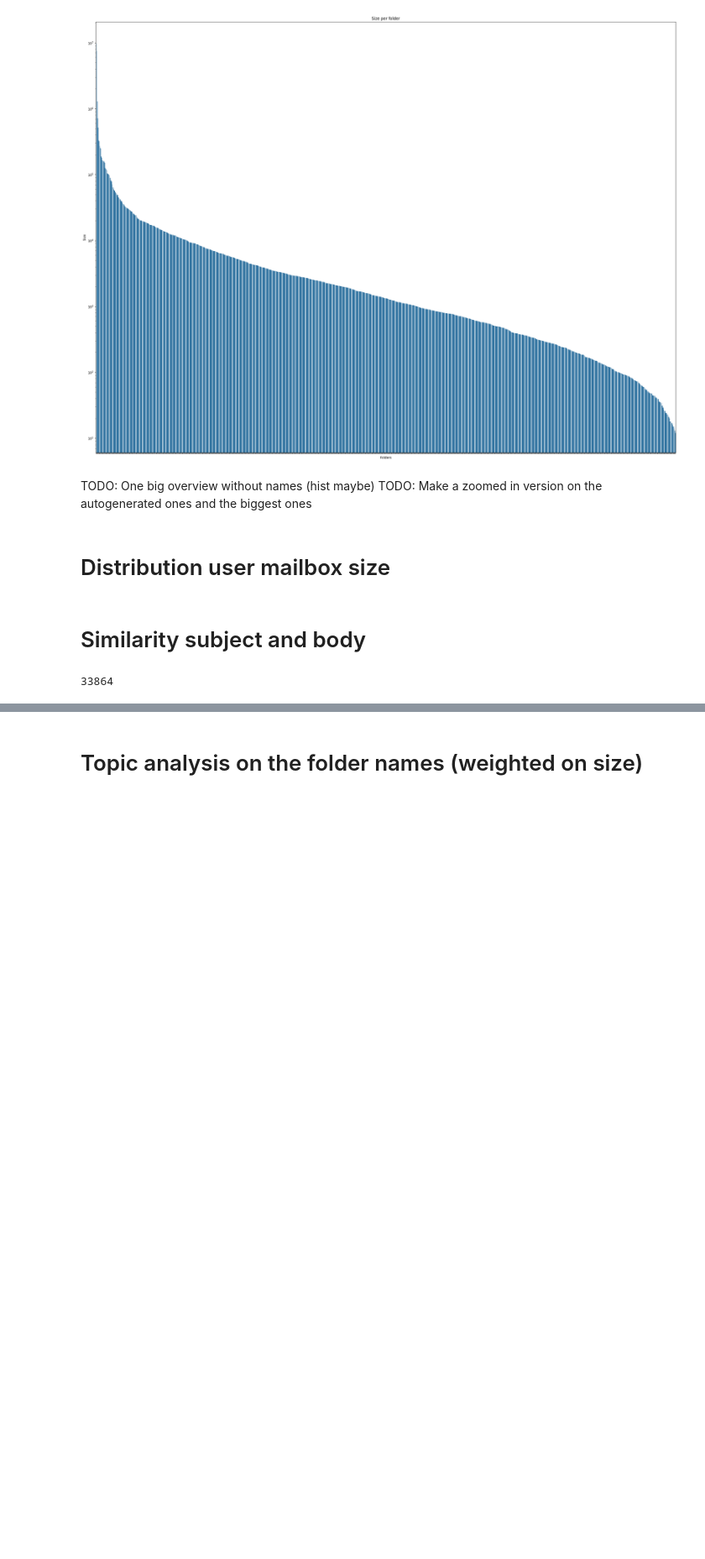
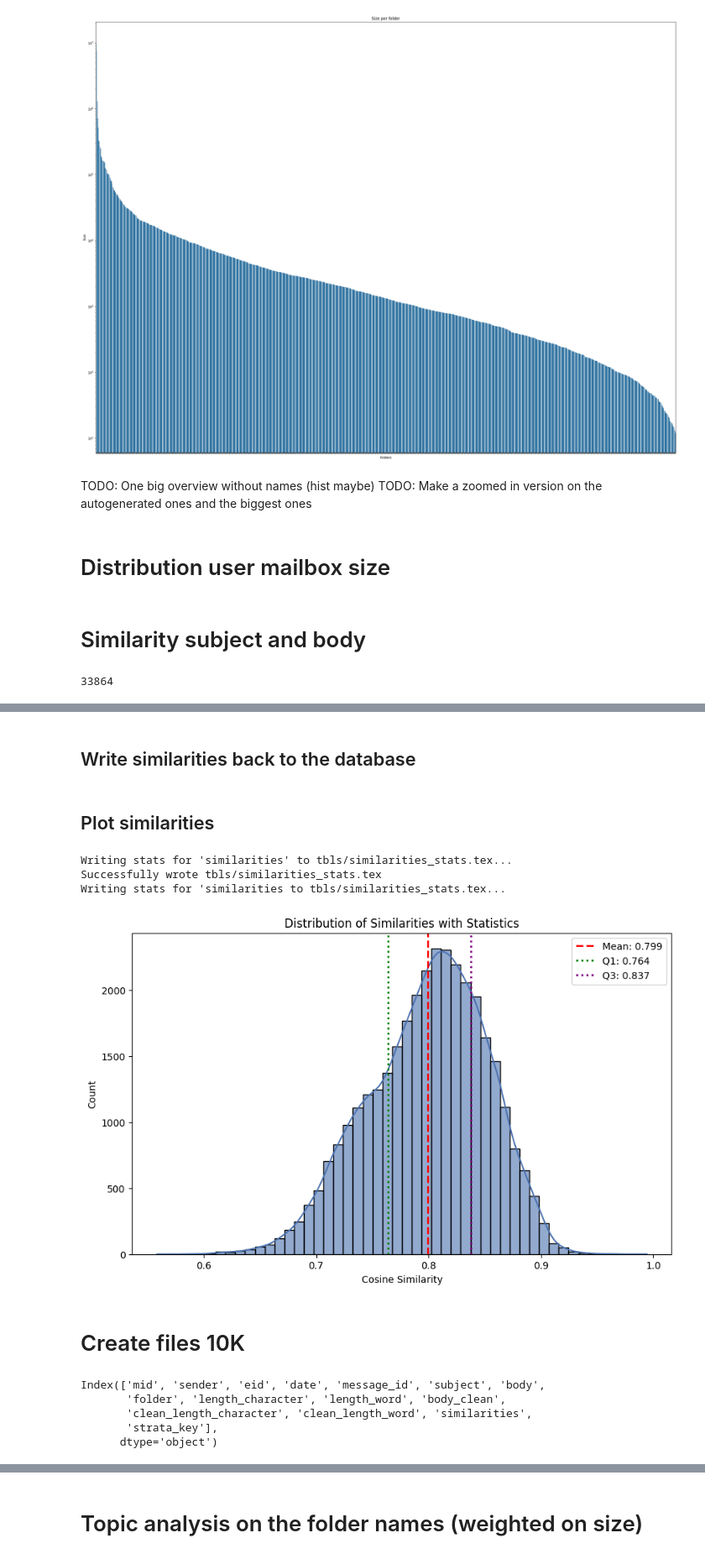
Before and after one commit to daszo/bep, a Jupyter notebook: code/create_plots.ipynb, the cells around one changed output, grey strips where cells are left out. Shown at 84% size. Saved outputs shown, nothing was run; the diff lists cells and outputs as text; code cells hidden in the pictures; blank space fills up the shorter version.

Commit message:
data cleaning and query generation

```diff
--- a/code/create_plots.ipynb
+++ b/code/create_plots.ipynb
@@ -11,7 +11,9 @@ DB_PATH = "enron.db"
 SAVE_DIR = "plots/"
 SAVE_DIR_TBLS = 'tbls/'
 
-experiment = True
+experiment = False
+
+get_employees = True
 
 conn = sqlite3.connect(DB_PATH)
 c = conn.cursor()
@@ -26,6 +28,10 @@ else:
     sql_query = "SELECT * FROM v_CleanMessages"
     df_no_folders = pd.read_sql_query("SELECT * FROM v_DroppedFolders", conn)
 
+if get_employees:
+    sql_query_employees = "SELECT * FROM Employeelist"
+    df_employeelist = pd.read_sql_query(sql_query_employees, conn)
+
 # 2. Use pd.read_sql_query to execute and fetch data
 df = pd.read_sql_query(sql_query, conn)
 
@@ -280,0 +382,2 @@ embeddings = model.encode(df['body'].tolist()[:20])
+# %% [markdown]
+## Write similarities back to the database
@@ -280,0 +411,60 @@ embeddings = model.encode(df['body'].tolist()[:20])
+# %% [markdown]
+## Plot similarities
+# %%
+similarities = df['similarities'].to_numpy()
+# %%
+export_stats_to_latex("similarities", similarities)
+
+# Caclulate skewness and kurtosis
+
+mu = np.mean(similarities)
+sigma = np.std(similarities)
+
+# Skewness: 3rd Moment / sigma^3
+skewness = np.mean(((similarities - mu) / sigma) ** 3)
+
+# Kurtosis (Fisher): 4th Moment / sigma^4 - 3
+kurtosis = np.mean(((similarities - mu) / sigma) ** 4) - 3
+
+filepath = os.path.join(SAVE_DIR_TBLS, f"similarities_stats.tex")
+
+# 3. Write LaTeX commands to the file
+# We use :.0f for integers (like min/max) and :.2f for floats (like mean)
+# The 'r' before the string (rf"...") handles backslashes
+with open(filepath, 'a') as f:
+    print(f"Writing stats for 'similarities to {filepath}...")
+
+    # Helper: Use 2 decimal places if small, otherwise integer
+    def fmt(val):
+        return f"{val:,.2f}" if abs(val) < 1 else f"{val:,.0f}"
+
+    f.write(rf"\newcommand{{\similaritiesSkewness}}{{{skewness:,.2f}}}" + "\n")
+    f.write(rf"\newcommand{{\similaritiesKurtosis}}{{{kurtosis:,.2f}}}" + "\n")
+
+# Assuming 'similarities' is your (N,) array
+# Calculate stats
+mean_val = np.mean(similarities)
+q1_val = np.percentile(similarities, 25)
+q3_val = np.percentile(similarities, 75)
+
+plt.figure(figsize=(10, 6))
+
+# 1. Plot Histogram & KDE
+sns.histplot(similarities, kde=True, bins=50, color='#4C72B0', alpha=0.6)
+
+# 2. Add Vertical Lines
+plt.axvline(mean_val, color='red', linestyle='--', linewidth=2, label=f'Mean: {mean_val:.3f}')
+plt.axvline(q1_val, color='green', linestyle=':', linewidth=2, label=f'Q1: {q1_val:.3f}')
+plt.axvline(q3_val, color='purple', linestyle=':', linewidth=2, label=f'Q3: {q3_val:.3f}')
+
+plt.title("Distribution of Similarities with Statistics")
+plt.xlabel("Cosine Similarity")
+plt.legend()
+plt.savefig(f'{SAVE_DIR}similarities_hist.png')
+plt.show()
+plt.close()
+# %% [output]
+Writing stats for 'similarities' to tbls/similarities_stats.tex...
+Successfully wrote tbls/similarities_stats.tex
+Writing stats for 'similarities to tbls/similarities_stats.tex...
+[figure, added]
@@ -280,0 +495,10 @@ embeddings = model.encode(df['body'].tolist()[:20])
+# %% [markdown]
+# Create files 10K
+# %%
+df.columns
+# %% [output]
+Index(['mid', 'sender', 'eid', 'date', 'message_id', 'subject', 'body',
+       'folder', 'length_character', 'length_word', 'body_clean',
+       'clean_length_character', 'clean_length_word', 'similarities',
+       'strata_key'],
+      dtype='object')
```
Also changed, not shown: parts of 27 cells of this notebook, 11 other files.
